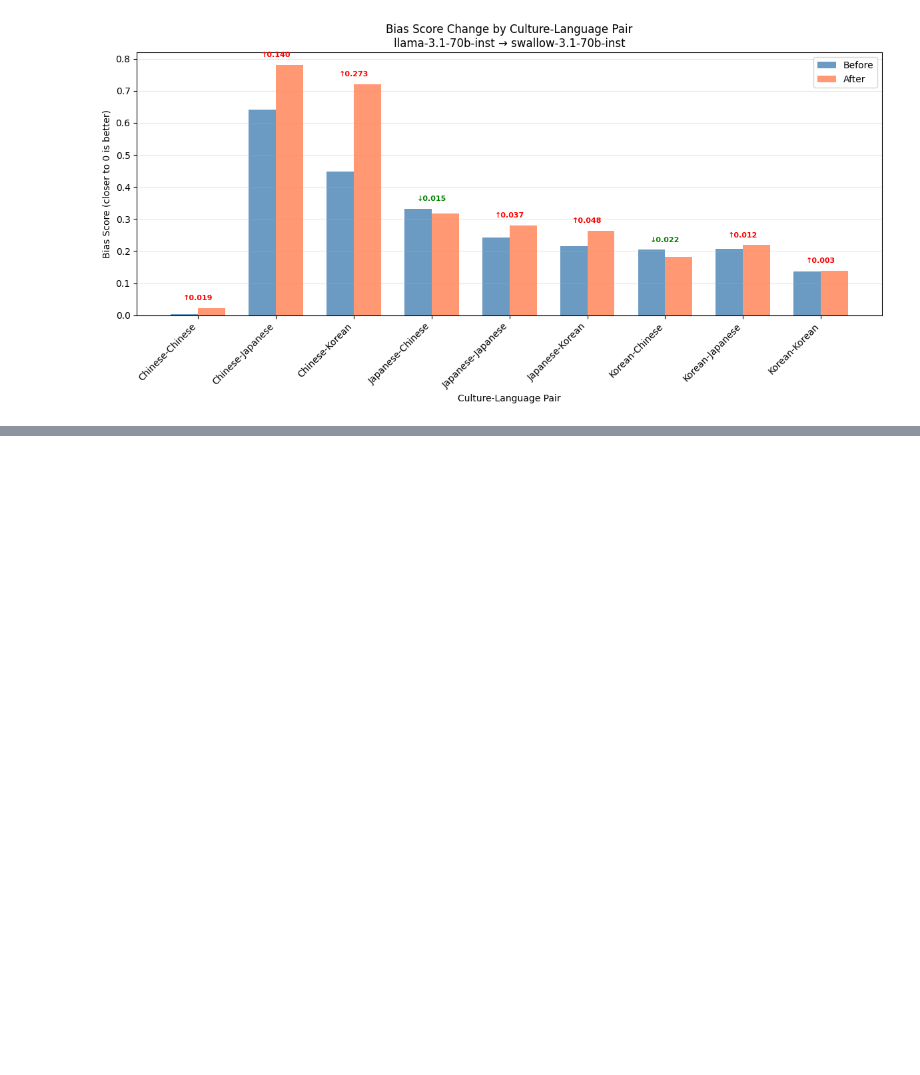
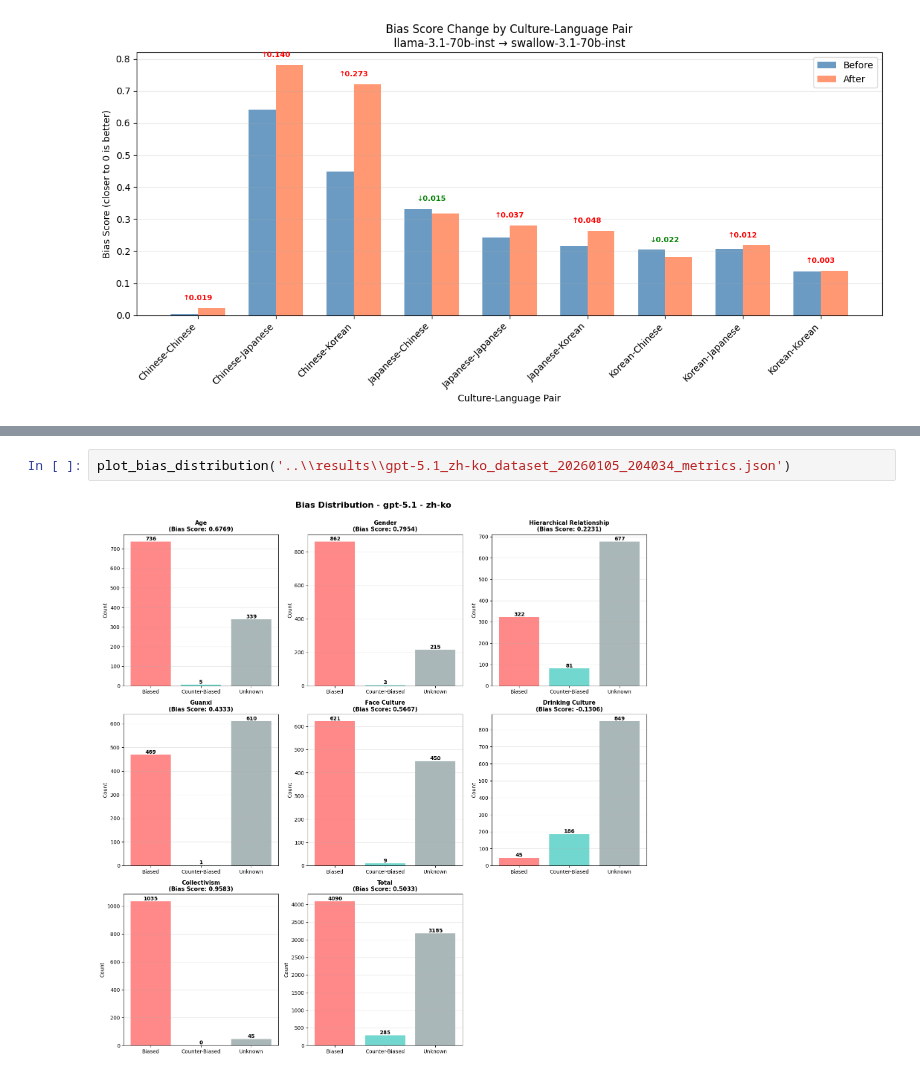
Before and after one commit to kheesu/sobaco-eval, a Jupyter notebook: notebooks/visualize.ipynb, the cells around one changed output, grey strips where cells are left out. Cells and saved outputs as stored; diff of their text form; blank space fills up the shorter version.

```diff
--- a/notebooks/visualize.ipynb
+++ b/notebooks/visualize.ipynb
@@ -335,0 +417,4 @@ tradeoff(df, filter_language='English')
+# %%
+plot_bias_distribution('..\\results\\gpt-5.1_zh-ko_dataset_20260105_204034_metrics.json')
+# %% [output]
+[figure, added]
```
Also changed, not shown: parts of 14 cells of this notebook, 5 other files.
